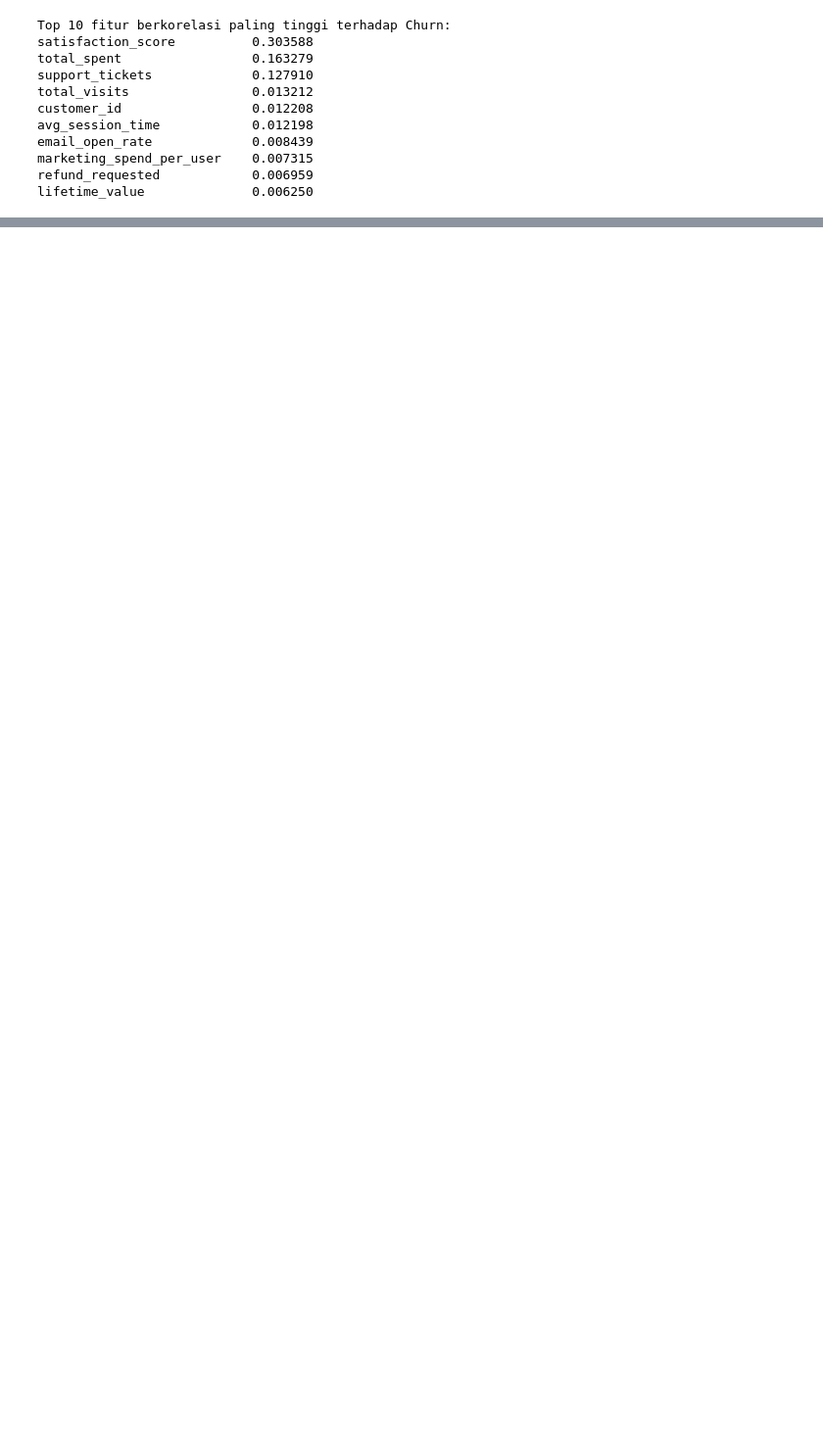
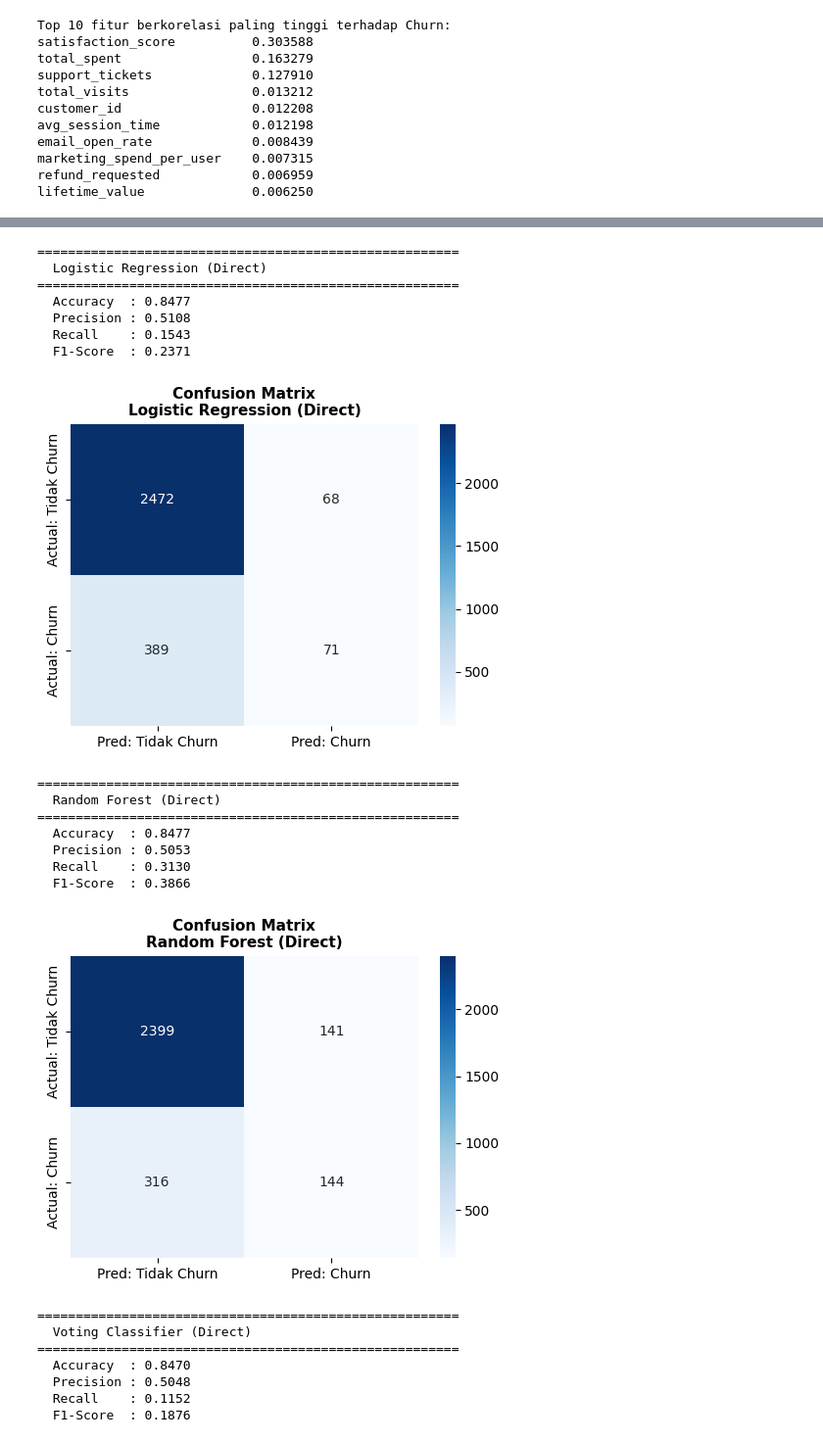
Before and after one commit to fikriwildann/customer-churn-prediction, a Jupyter notebook: UAS_BENGKOD.ipynb, the cells around one changed output, grey strips where cells are left out. Shown at 98% size. Drawn from its saved outputs; the diff is of its cells as text; code cells hidden in the pictures; blank space fills up the shorter version.

```diff
--- a/UAS_BENGKOD.ipynb
+++ b/UAS_BENGKOD.ipynb
@@ -218,0 +253,9 @@ lifetime_value              0.006250
+# %%
+# Train-Test Split
+X_train_d, X_test_d, y_train_d, y_test_d = train_test_split(
+    X_direct, y_direct, test_size=0.2, random_state=42, stratify=y_direct
+)
+
+print(f'Data Latih : {X_train_d.shape[0]:,} sampel')
+print(f'Data Uji   : {X_test_d.shape[0]:,} sampel')
+print(f'Proporsi   : {len(X_train_d)/(len(X_train_d)+len(X_test_d)):.0%} train / {len(X_test_d)/(len(X_train_d)+len(X_test_d)):.0%} test')
@@ -218,0 +291,61 @@ lifetime_value              0.006250
+# %%
+# Melatih dan mengevaluasi model
+def evaluate_model(model, X_train, X_test, y_train, y_test, model_name):
+    model.fit(X_train, y_train)
+    y_pred = model.predict(X_test)
+
+    acc  = accuracy_score(y_test, y_pred)
+    prec = precision_score(y_test, y_pred, zero_division=0)
+    rec  = recall_score(y_test, y_pred, zero_division=0)
+    f1   = f1_score(y_test, y_pred, zero_division=0)
+    cm   = confusion_matrix(y_test, y_pred)
+
+    print(f'\n{'='*55}')
+    print(f'  {model_name}')
+    print(f'{'='*55}')
+    print(f'  Accuracy  : {acc:.4f}')
+    print(f'  Precision : {prec:.4f}')
+    print(f'  Recall    : {rec:.4f}')
+    print(f'  F1-Score  : {f1:.4f}')
+
+    # Plot confusion matrix
+    fig, ax = plt.subplots(figsize=(5, 4))
+    sns.heatmap(cm, annot=True, fmt='d', cmap='Blues', ax=ax,
+                xticklabels=['Pred: Tidak Churn', 'Pred: Churn'],
+                yticklabels=['Actual: Tidak Churn', 'Actual: Churn'])
+    ax.set_title(f'Confusion Matrix\n{model_name}', fontsize=11, fontweight='bold')
+    plt.tight_layout()
+    plt.show()
+
+    return {'Model': model_name, 'Accuracy': round(acc, 4),
+            'Precision': round(prec, 4), 'Recall': round(rec, 4), 'F1-Score': round(f1, 4)}
+
+
+results_direct = []
+for name, model in models_direct.items():
+    res = evaluate_model(model, X_train_d, X_test_d, y_train_d, y_test_d, name)
+    results_direct.append(res)
+# %% [output]
+=======================================================
+  Logistic Regression (Direct)
+=======================================================
+  Accuracy  : 0.8477
+  Precision : 0.5108
+  Recall    : 0.1543
+  F1-Score  : 0.2371
+[figure, added]
+=======================================================
+  Random Forest (Direct)
+=======================================================
+  Accuracy  : 0.8477
+  Precision : 0.5053
+  Recall    : 0.3130
+  F1-Score  : 0.3866
+[figure, added]
+=======================================================
+  Voting Classifier (Direct)
+=======================================================
+  Accuracy  : 0.8470
+  Precision : 0.5048
+  Recall    : 0.1152
+  F1-Score  : 0.1876
```
Also changed, not shown: parts of 6 cells of this notebook.
